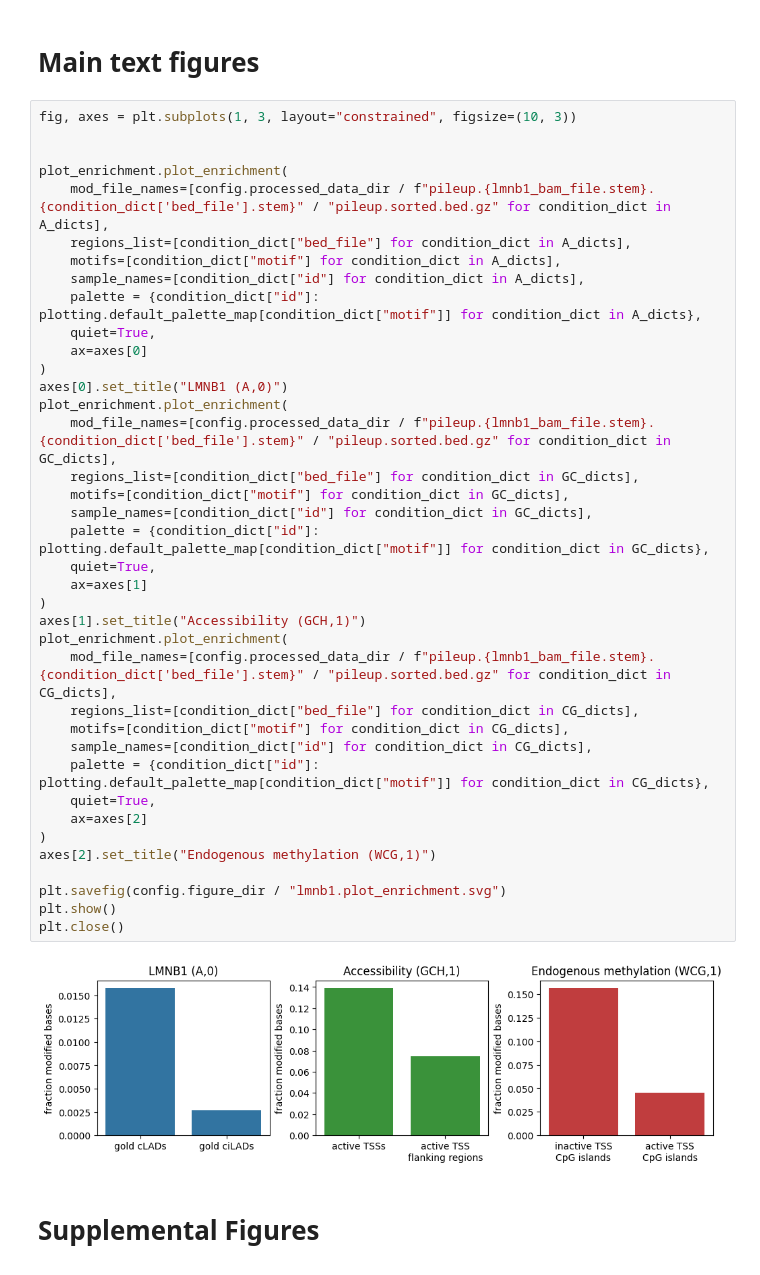
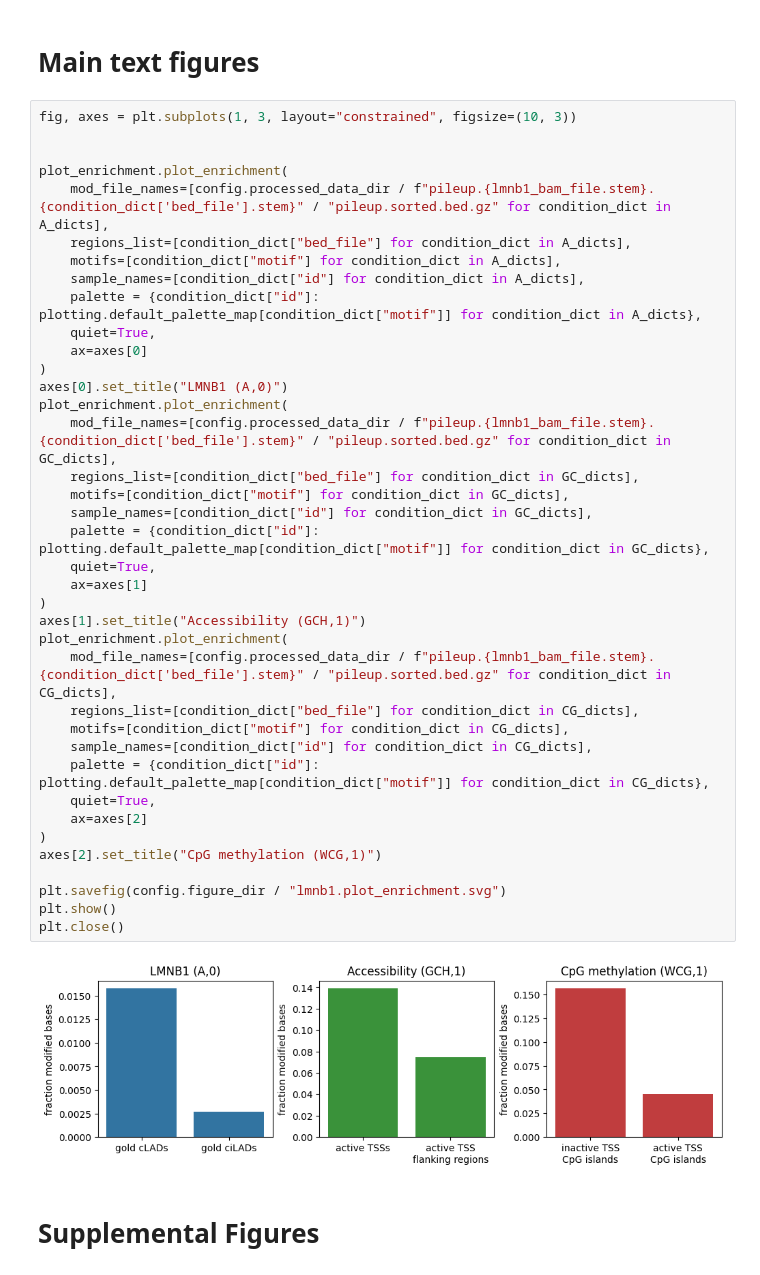
Before and after one commit to streetslab/multimodal-dimelo, a Jupyter notebook: LMNB1_analysis.ipynb, the cells around one changed output. Drawn from its saved outputs; the diff is of its cells as text.

```diff
--- a/LMNB1_analysis.ipynb
+++ b/LMNB1_analysis.ipynb
@@ -89,35 +89,35 @@ plot_enrichment.plot_enrichment(
     sample_names=[condition_dict["id"] for condition_dict in A_dicts],
     palette = {condition_dict["id"]: plotting.default_palette_map[condition_dict["motif"]] for condition_dict in A_dicts},
     quiet=True,
     ax=axes[0]
 )
 axes[0].set_title("LMNB1 (A,0)")
 plot_enrichment.plot_enrichment(
     mod_file_names=[config.processed_data_dir / f"pileup.{lmnb1_bam_file.stem}.{condition_dict['bed_file'].stem}" / "pileup.sorted.bed.gz" for condition_dict in GC_dicts],
     regions_list=[condition_dict["bed_file"] for condition_dict in GC_dicts],
     motifs=[condition_dict["motif"] for condition_dict in GC_dicts],
     sample_names=[condition_dict["id"] for condition_dict in GC_dicts],
     palette = {condition_dict["id"]: plotting.default_palette_map[condition_dict["motif"]] for condition_dict in GC_dicts},
     quiet=True,
     ax=axes[1]
 )
 axes[1].set_title("Accessibility (GCH,1)")
 plot_enrichment.plot_enrichment(
     mod_file_names=[config.processed_data_dir / f"pileup.{lmnb1_bam_file.stem}.{condition_dict['bed_file'].stem}" / "pileup.sorted.bed.gz" for condition_dict in CG_dicts],
     regions_list=[condition_dict["bed_file"] for condition_dict in CG_dicts],
     motifs=[condition_dict["motif"] for condition_dict in CG_dicts],
     sample_names=[condition_dict["id"] for condition_dict in CG_dicts],
     palette = {condition_dict["id"]: plotting.default_palette_map[condition_dict["motif"]] for condition_dict in CG_dicts},
     quiet=True,
     ax=axes[2]
 )
-axes[2].set_title("Endogenous methylation (WCG,1)")
+axes[2].set_title("CpG methylation (WCG,1)")
 
 plt.savefig(config.figure_dir / "lmnb1.plot_enrichment.svg")
 plt.show()
 plt.close()
 # %% [output]
-[figure, old version]
+[figure, new version]
 # %% [markdown]
 # Supplemental Figures
 # %%
```
Also changed, not shown: 1 other file.
